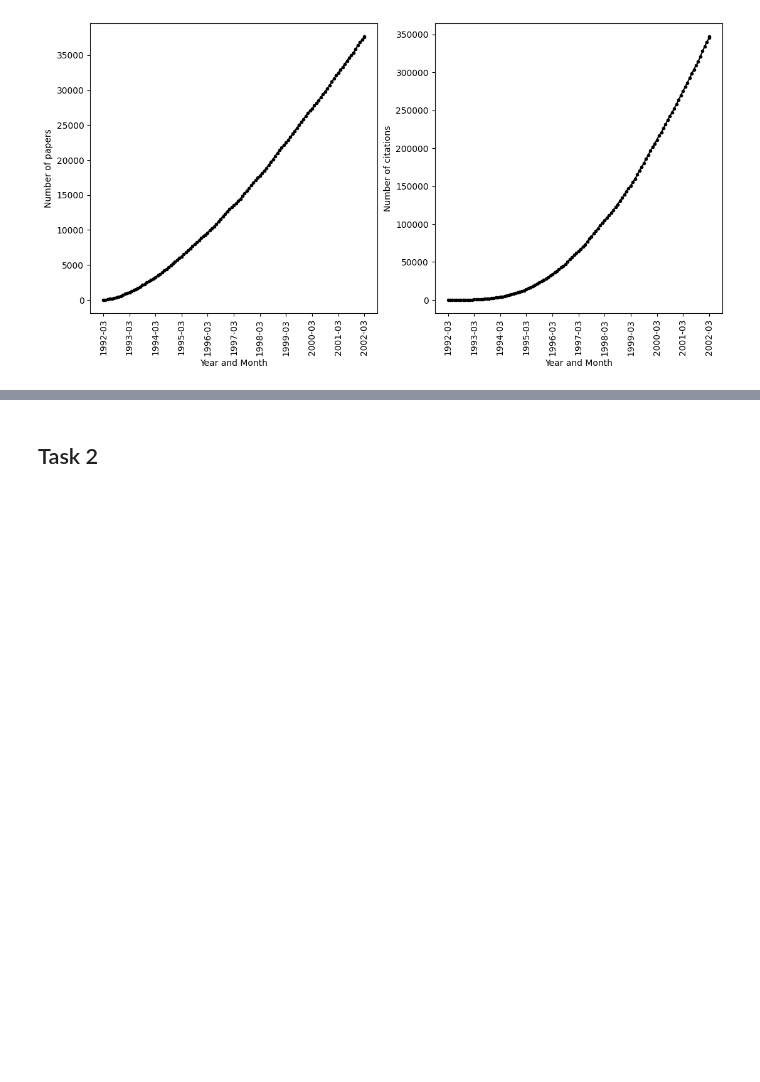
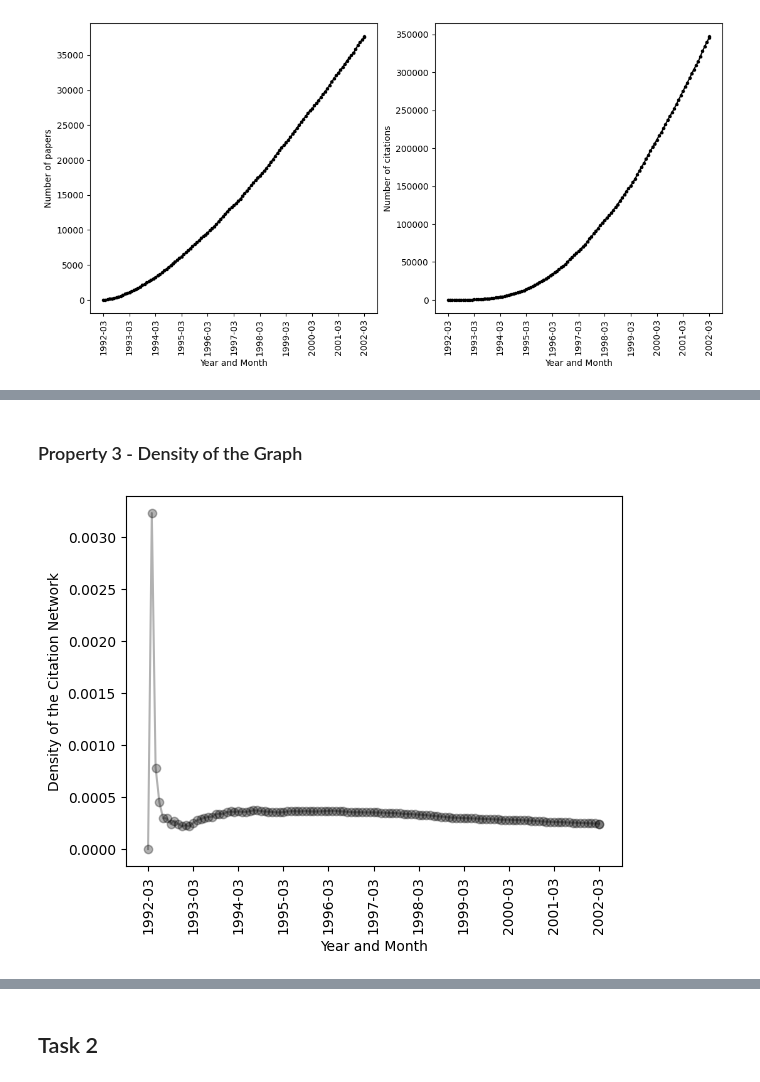
Before and after one commit to AdityaMishraOG/analyzing_citation_networks, a Jupyter notebook: 1.ipynb, the cells around one changed output, grey strips where cells are left out. Saved outputs shown, nothing was run; the diff lists cells and outputs as text; code cells hidden in the pictures; blank space fills up the shorter version.

```diff
--- a/1.ipynb
+++ b/1.ipynb
@@ -233,0 +257,15 @@ plot_graph_degrees(G)
+# %% [markdown]
+### Property 3 - Density of the Graph
+# %%
+density_array = []
+for digraph in G_array:
+    density = nx.density(digraph)
+    density_array.append(density)
+
+plt.plot(x_time, density_array, marker="o", color="black", alpha = 0.3)
+plt.xlabel("Year and Month")
+plt.xticks(every_12th_time, every_12th_time, rotation=90)
+plt.ylabel("Density of the Citation Network")
+plt.show()
+# %% [output]
+[figure, added]
```
Also changed, not shown: parts of 35 cells of this notebook, 3 other files.
